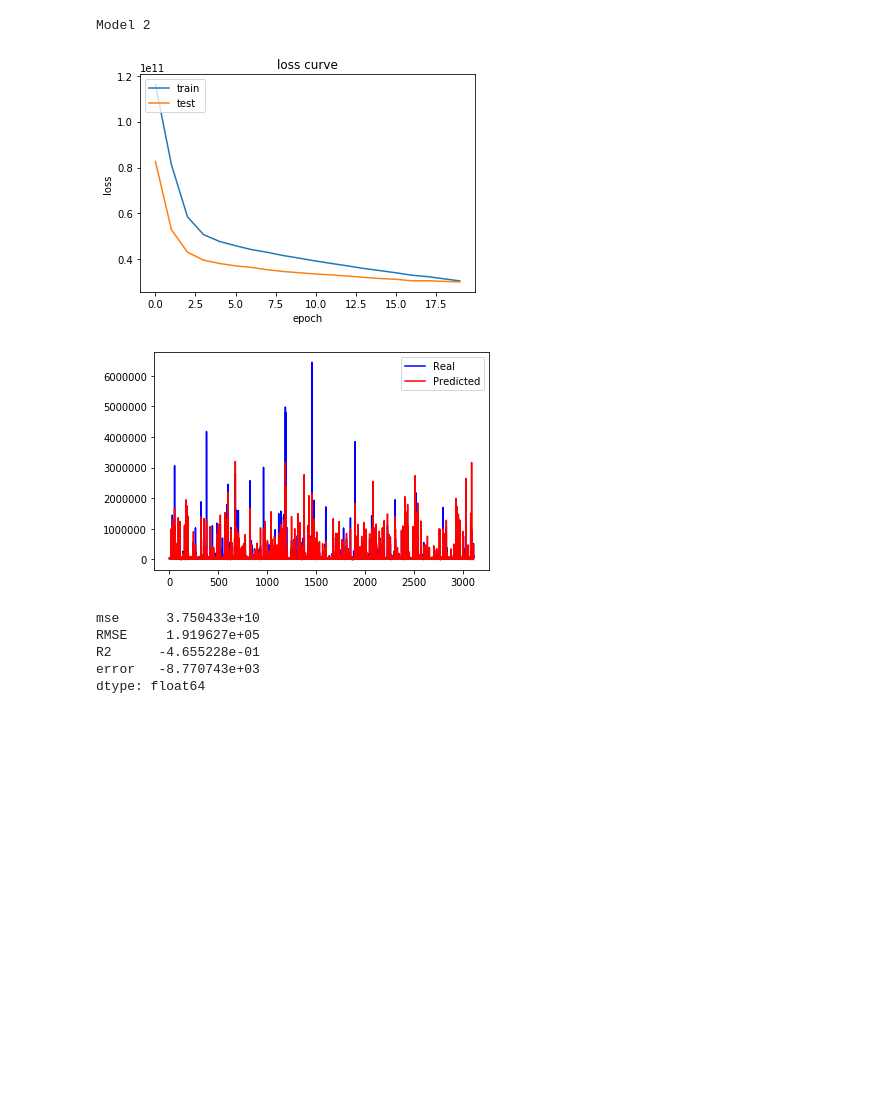
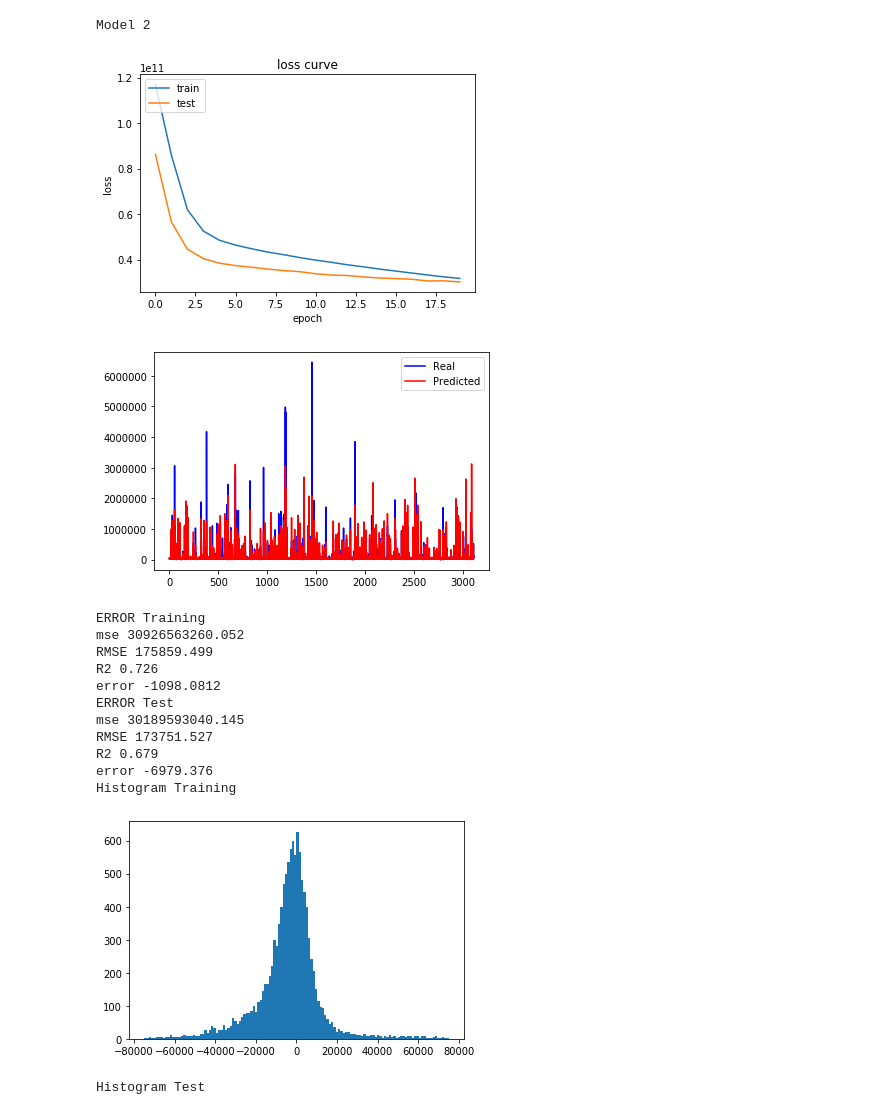
Before and after one commit to jaicapps/DataScienceCapstone, a Jupyter notebook: nn/test_nn_2.ipynb, the cells around one changed output. Cells and saved outputs as stored; diff of their text form; code cells hidden in the pictures; blank space fills up the shorter version.

```diff
--- a/nn/test_nn_2.ipynb
+++ b/nn/test_nn_2.ipynb
@@ -139,14 +144,21 @@ dtype: float64
 # %%
 #NN2: reduce amount of nodes hidden layer: underfitting
 print('Model 2')
-report_train, report_test = run_model(int(len(x_train)/(30*4)), x_train, x_test, y_train, y_test, epochs)
-reports.append(report_test)
+y_train_pred, y_test_pred = run_model(int(len(x_train)/(30*4)), x_train, x_test, y_train, y_test, epochs)
 # %% [output]
 Model 2
-[figure, old version]
+[figure, new version]
-[figure, old version]
+[figure, new version]
-mse      3.750433e+10
-RMSE     1.919627e+05
-R2      -4.655228e-01
-error   -8.770743e+03
-dtype: float64
+ERROR Training
+mse 30926563260.052
+RMSE 175859.499
+R2 0.726
+error -1098.0812
+ERROR Test
+mse 30189593040.145
+RMSE 173751.527
+R2 0.679
+error -6979.376
+Histogram Training
+[figure, added]
+Histogram Test
```
Also changed, not shown: parts of 11 cells of this notebook.
